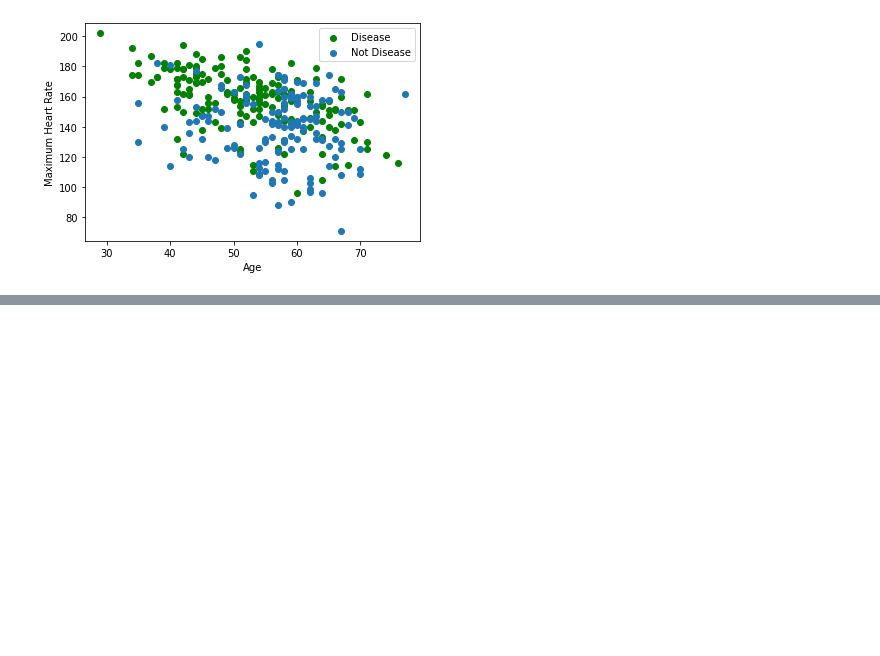
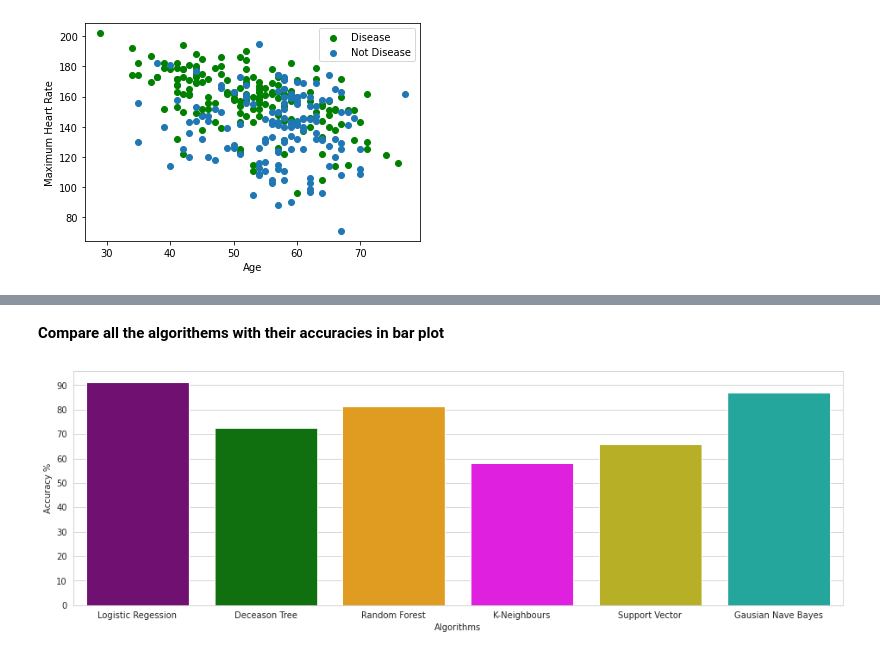
Before and after one commit to kesarsatyam/Machine-Learning-Project, a Jupyter notebook: Machine_Learning_Project.ipynb, the cells around one changed output, grey strips where cells are left out. Saved outputs shown, nothing was run; the diff lists cells and outputs as text; code cells hidden in the pictures; blank space fills up the shorter version.

```diff
--- a/Machine_Learning_Project.ipynb
+++ b/Machine_Learning_Project.ipynb
@@ -148,0 +273,26 @@ MALE:  165
+# %%
+#importimg all the algorithens library from sklearn
+from sklearn.linear_model import LogisticRegression
+from sklearn.tree import DecisionTreeClassifier
+from sklearn.ensemble import RandomForestClassifier
+from sklearn.neighbors import KNeighborsClassifier
+from sklearn.svm import SVC
+from sklearn.naive_bayes import GaussianNB
+from sklearn.metrics import accuracy_score
+from sklearn.model_selection import StratifiedKFold,cross_val_score,cross_val_predict
+
+classifiers=[['Logistic Regression :',LogisticRegression()],
+       ['Decision Tree Classification :',DecisionTreeClassifier()],
+       ['Random Forest Classification :',RandomForestClassifier()],
+       ['K-Neighbors Classification :',KNeighborsClassifier()],
+       ['Support Vector Classification :',SVC()],
+       ['Gaussian Naive Bayes :',GaussianNB()]]
+cla_pred=[]
+acc=[]
+for name,model in classifiers:
+    model=model
+    model.fit(X_train,y_train) # we are fitting the data into the model with training dataset
+    predictions = model.predict(X_test) # now we are predicting with test datset
+    cla_pred.append(accuracy_score(y_test,predictions)) # finding accuracy
+    print(name,accuracy_score(y_test,predictions))
+    acc.append(accuracy_score(y_test,predictions))
@@ -148,0 +369,23 @@ MALE:  165
+# %% [markdown]
+**Compare all the algorithems with their accuracies in bar plot**
+# %%
+accc={}
+
+accc['Logistic Regession']=acc[0]*100
+accc['Deceason Tree']=acc[1]*100
+accc['Random Forest']=acc[2]*100
+accc['K-Neighbours']=acc[3]*100
+accc['Support Vector']=acc[4]*100
+accc['Gausian Nave Bayes']=acc[5]*100
+# %%
+colors = ["purple", "green", "orange", "magenta","#CFC60E","#0FBBAE"]
+
+sns.set_style("whitegrid")
+plt.figure(figsize=(16,5))
+plt.yticks(np.arange(0,100,10))
+plt.ylabel("Accuracy %")
+plt.xlabel("Algorithms")
+sns.barplot(x=list(accc.keys()), y=list(accc.values()), palette=colors)
+plt.show()
+# %% [output]
+[figure, added]
```
Also changed, not shown: parts of 45 cells of this notebook.
